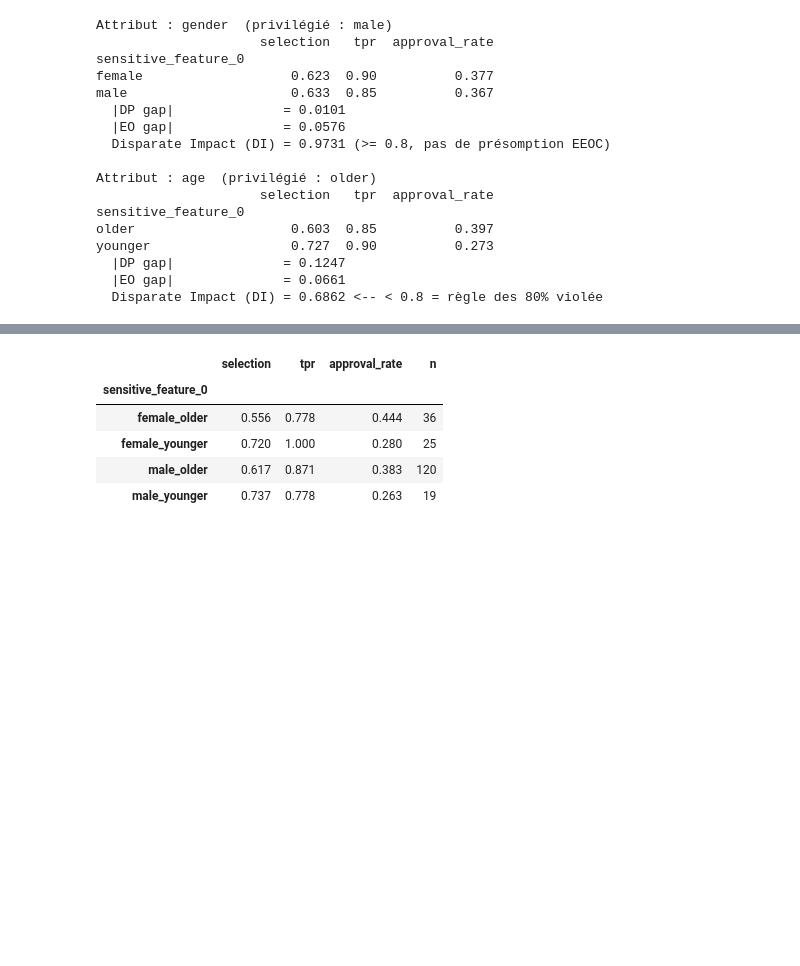
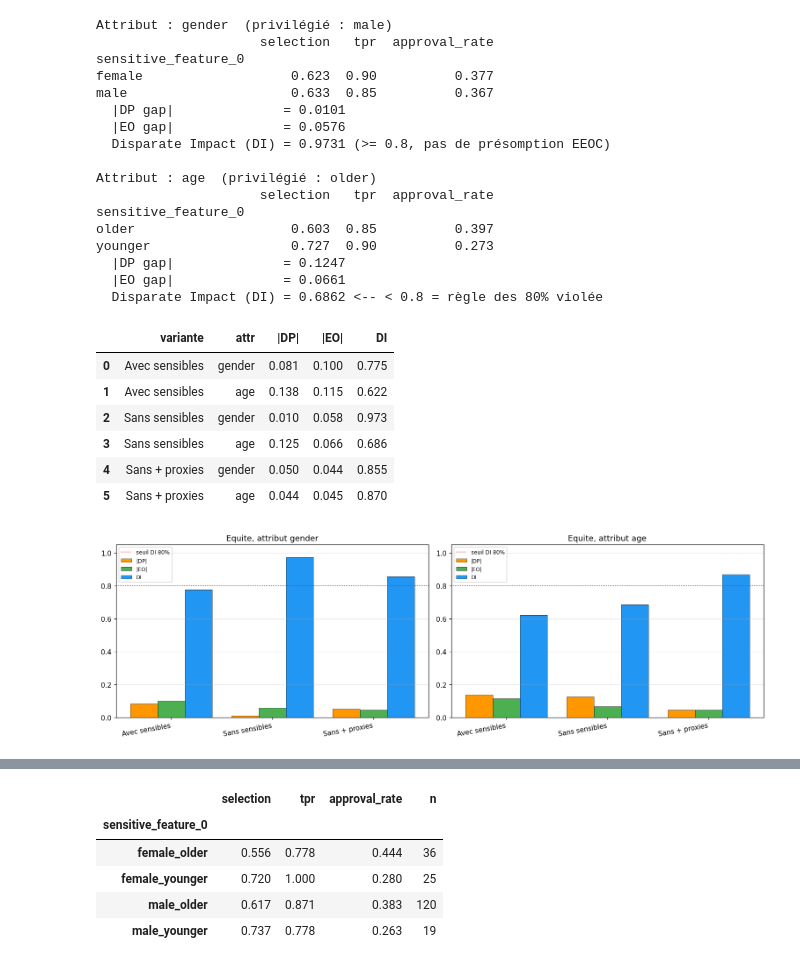
Before and after one commit to YiZeems/fairness-project-german-credit, a Jupyter notebook: julien/responsiveAI-german-credit_rendu.ipynb, the cells around one changed output, grey strips where cells are left out. Saved outputs shown, nothing was run; the diff lists cells and outputs as text; code cells hidden in the pictures; blank space fills up the shorter version.

```diff
--- a/julien/responsiveAI-german-credit_rendu.ipynb
+++ b/julien/responsiveAI-german-credit_rendu.ipynb
@@ -593,3 +753,40 @@ younger                  0.727  0.90          0.273
   |DP gap|              = 0.1247
   |EO gap|              = 0.0661
   Disparate Impact (DI) = 0.6862 <-- < 0.8 = règle des 80% violée
+# %%
+# Audit fairness sur les 3 variantes
+rows = []
+for vname, _, _, _, _, scores, _, preds in VARIANTS:
+    for attr in ["gender", "age"]:
+        s_te = sensitive[attr][idx_te]
+        dp, eo, di, _ = fairness_summary(y_te, preds, s_te)
+        rows.append({"variante": vname, "attr": attr, "|DP|": round(dp, 3), "|EO|": round(eo, 3), "DI": round(di, 3)})
+audit_3 = pd.DataFrame(rows)
+display(audit_3)
+
+# Visualisation comparative
+fig, axes = plt.subplots(1, 2, figsize=(14, 4.5))
+for i, attr in enumerate(["gender", "age"]):
+    sub = audit_3[audit_3["attr"] == attr].reset_index(drop=True)
+    x = np.arange(len(sub))
+    w = 0.27
+    axes[i].bar(x - w, sub["|DP|"], w, color="#FF9800", label="|DP|", edgecolor="k", lw=0.4)
+    axes[i].bar(x,     sub["|EO|"], w, color="#4CAF50", label="|EO|", edgecolor="k", lw=0.4)
+    axes[i].bar(x + w, sub["DI"],   w, color="#2196F3", label="DI",   edgecolor="k", lw=0.4)
+    axes[i].axhline(0.8, color="red", ls=":", lw=1, label="seuil DI 80%")
+    axes[i].set_xticks(x); axes[i].set_xticklabels(sub["variante"], rotation=10, ha="right")
+    axes[i].set_title(f"Equite, attribut {attr}")
+    axes[i].set_ylim(0, 1.05); axes[i].grid(alpha=0.3, axis="y")
+    axes[i].legend(fontsize=8)
+plt.tight_layout()
+plt.savefig("outputs/17_fairness_triple.png", bbox_inches="tight")
+plt.show()
+# %% [output]
+|  | variante | attr | |DP| | |EO| | DI |
+| 0 | Avec sensibles | gender | 0.081 | 0.100 | 0.775 |
+| 1 | Avec sensibles | age | 0.138 | 0.115 | 0.622 |
+| 2 | Sans sensibles | gender | 0.010 | 0.058 | 0.973 |
+| 3 | Sans sensibles | age | 0.125 | 0.066 | 0.686 |
+| 4 | Sans + proxies | gender | 0.050 | 0.044 | 0.855 |
+| 5 | Sans + proxies | age | 0.044 | 0.045 | 0.870 |
+[figure, added]
```
Also changed, not shown: parts of 75 cells of this notebook, 2 other files.
